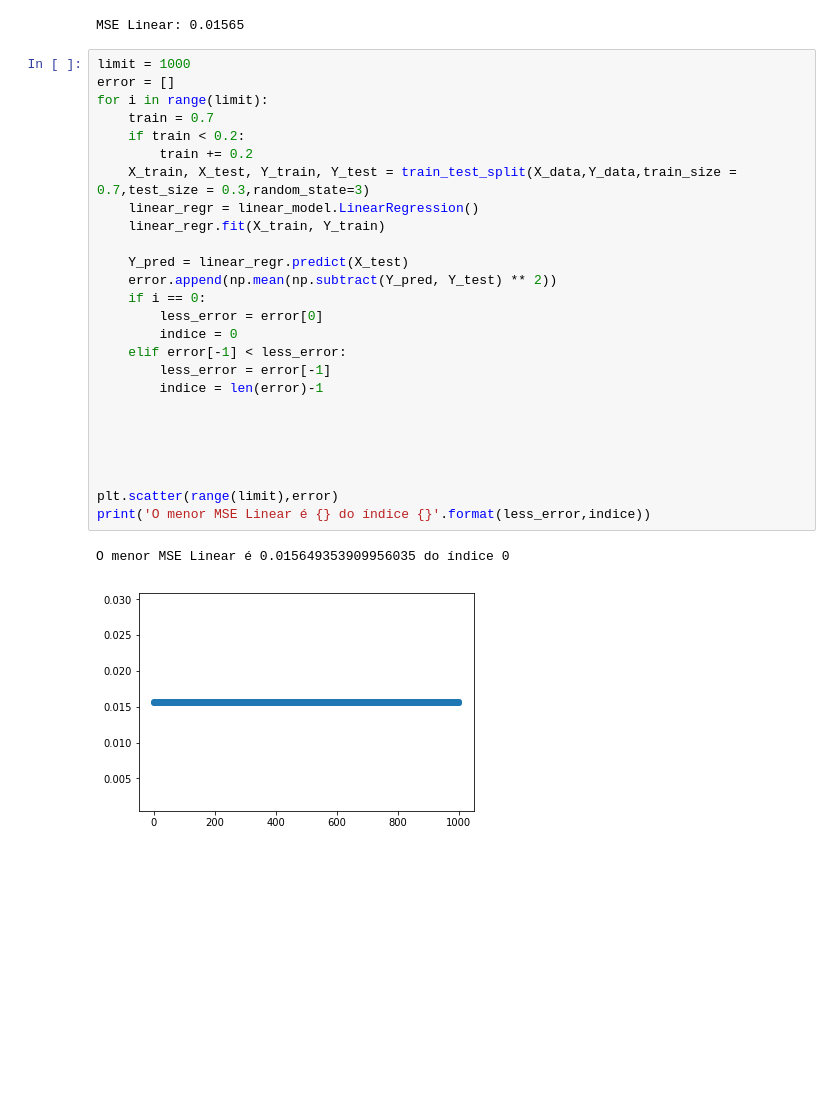
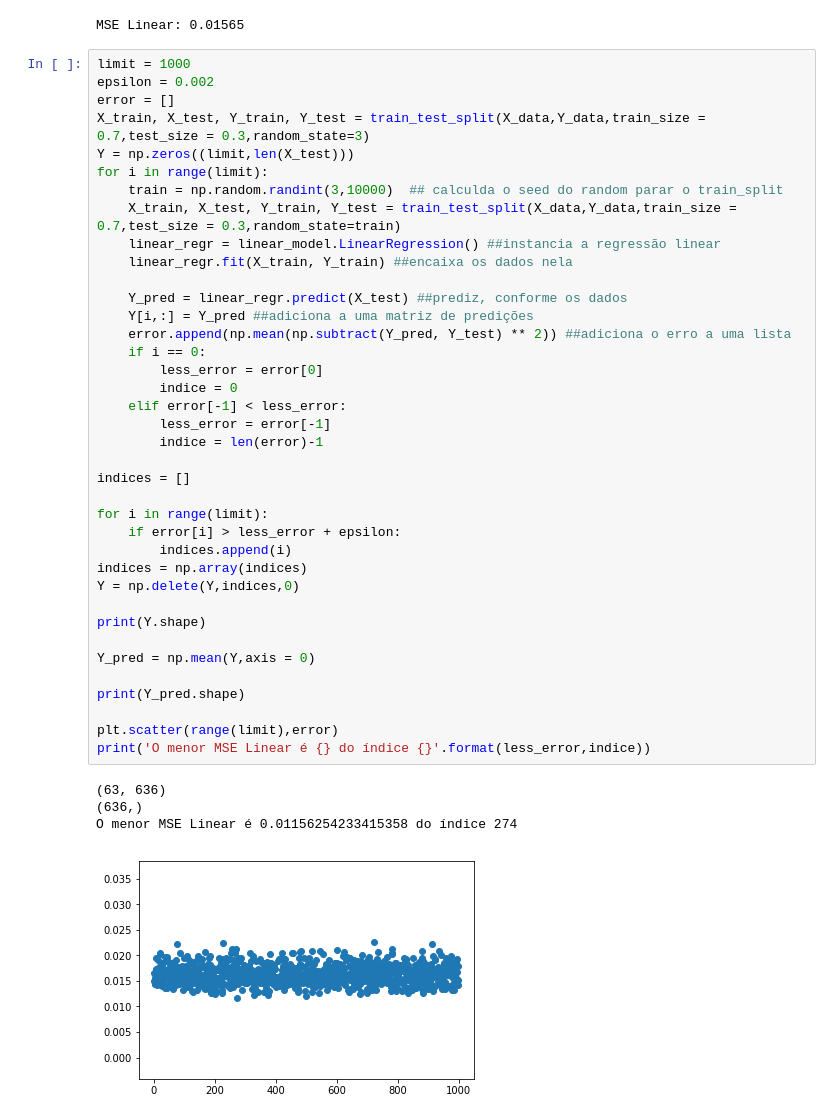
Before and after one commit to lucasmoschen/Machine_Learning_with_Python, a Jupyter notebook: Regression/pynb/Machine_Learning_4_DS-Regression-worked.ipynb, the cells around one changed output. Drawn from its saved outputs; the diff is of its cells as text; blank space fills up the shorter version.

```diff
--- a/Regression/pynb/Machine_Learning_4_DS-Regression-worked.ipynb
+++ b/Regression/pynb/Machine_Learning_4_DS-Regression-worked.ipynb
@@ -200,30 +200,44 @@ print("MSE Linear: %.5f" % np.mean(np.subtract(Y_pred, Y_test) ** 2))
 MSE Linear: 0.01565
 # %%
 limit = 1000
+epsilon = 0.002
 error = []
+X_train, X_test, Y_train, Y_test = train_test_split(X_data,Y_data,train_size = 0.7,test_size = 0.3,random_state=3)
+Y = np.zeros((limit,len(X_test)))
 for i in range(limit):
-    train = 0.7
-    if train < 0.2:
-        train += 0.2
-    X_train, X_test, Y_train, Y_test = train_test_split(X_data,Y_data,train_size = 0.7,test_size = 0.3,random_state=3)
-    linear_regr = linear_model.LinearRegression()
-    linear_regr.fit(X_train, Y_train)
+    train = np.random.randint(3,10000)  ## calculda o seed do random parar o train_split
+    X_train, X_test, Y_train, Y_test = train_test_split(X_data,Y_data,train_size = 0.7,test_size = 0.3,random_state=train)
+    linear_regr = linear_model.LinearRegression() ##instancia a regressão linear
+    linear_regr.fit(X_train, Y_train) ##encaixa os dados nela
 
-    Y_pred = linear_regr.predict(X_test)
-    error.append(np.mean(np.subtract(Y_pred, Y_test) ** 2))
+    Y_pred = linear_regr.predict(X_test) ##prediz, conforme os dados
+    Y[i,:] = Y_pred ##adiciona a uma matriz de predições
+    error.append(np.mean(np.subtract(Y_pred, Y_test) ** 2)) ##adiciona o erro a uma lista
     if i == 0:
         less_error = error[0]
         indice = 0
     elif error[-1] < less_error:
         less_error = error[-1]
         indice = len(error)-1
 
+indices = []
 
+for i in range(limit):
+    if error[i] > less_error + epsilon:
+        indices.append(i)
+indices = np.array(indices)
+Y = np.delete(Y,indices,0)
 
+print(Y.shape)
 
+Y_pred = np.mean(Y,axis = 0)
+
+print(Y_pred.shape)
 
 plt.scatter(range(limit),error)
 print('O menor MSE Linear é {} do índice {}'.format(less_error,indice))
 # %% [output]
-O menor MSE Linear é 0.015649353909956035 do índice 0
+(63, 636)
+(636,)
+O menor MSE Linear é 0.01156254233415358 do índice 274
-[figure, old version]
+[figure, new version]
```
